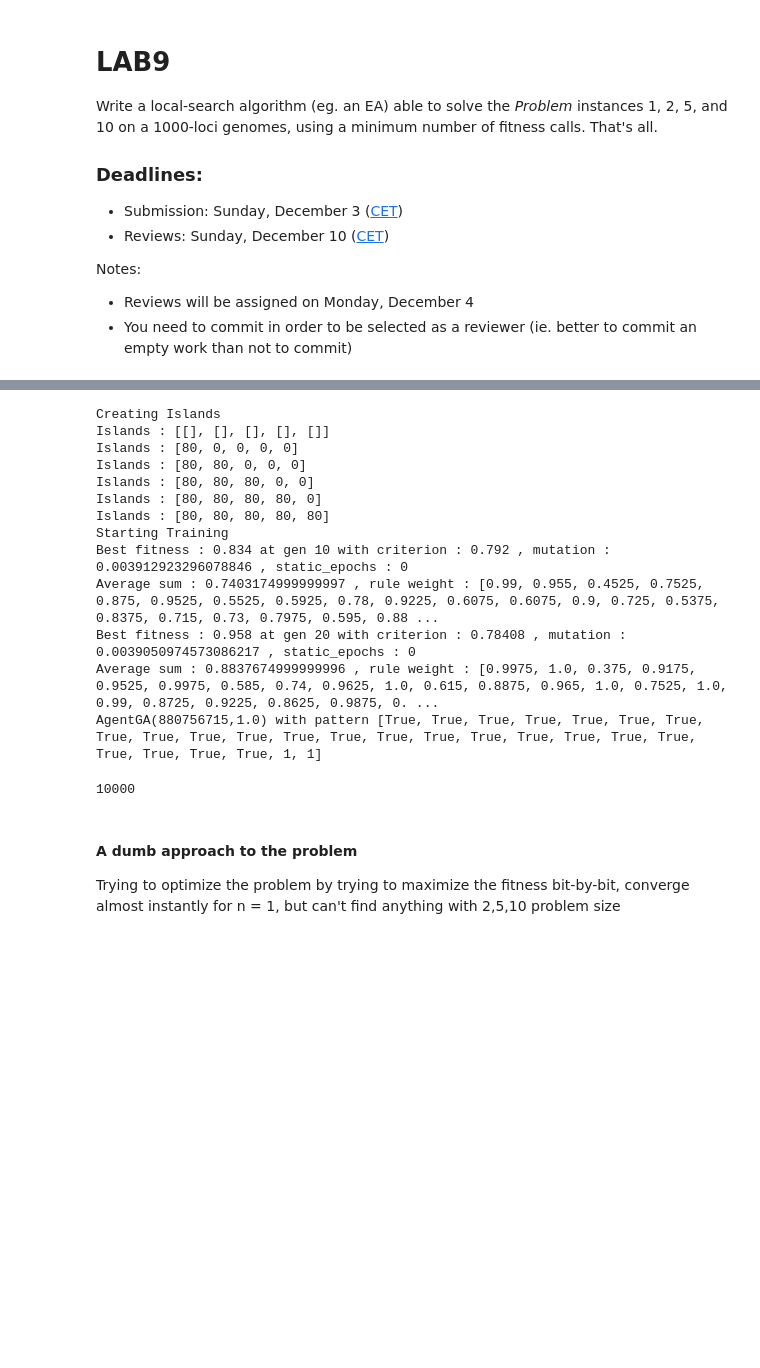
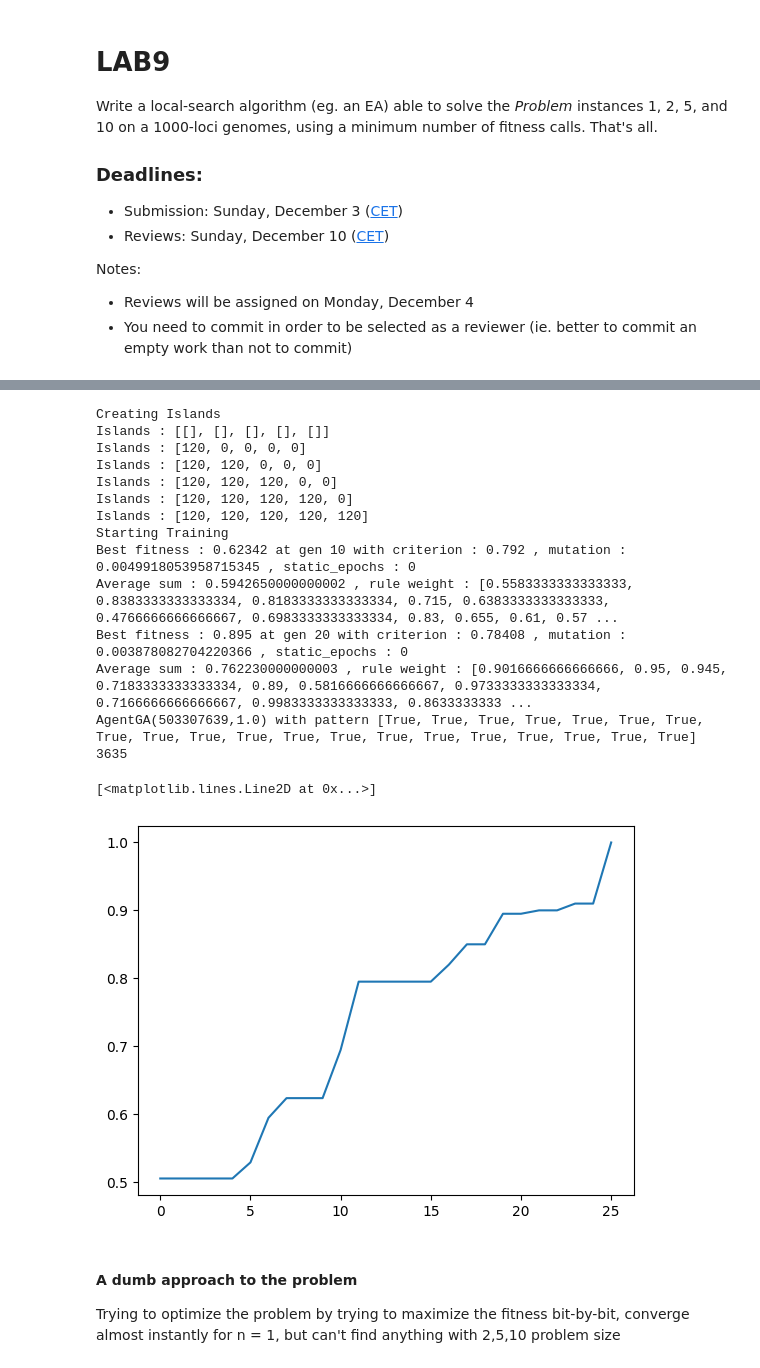
Before and after one commit to AChiabodo/compIntelligence, a Jupyter notebook: labs/lab3/lab3.ipynb, the cells around one changed output, grey strips where cells are left out. Saved outputs shown, nothing was run; the diff lists cells and outputs as text; code cells hidden in the pictures; blank space fills up the shorter version.

```diff
--- a/labs/lab3/lab3.ipynb
+++ b/labs/lab3/lab3.ipynb
@@ -38,8 +36,8 @@ class Agent():
     class Crossover(Enum):
         RANDOM = 1
         MULTI_CUT = 2
-        SCRAMBLE = 3
-        CYCLE = 4
+        ONE_CUT = 3
+        PARTIAL = 4
 
     class AgentType(Enum):
         BINARY = 1
@@ -50,6 +48,7 @@ class Agent():
         self.mutation_rate = mutation_rate
         self._id = random.randint(0, 1000000000)
         self._fitness = None
+        self._hash = None
         pass
 
     def set_mutation_rate(self, mutation_rate : float) -> None:
@@ -57,6 +56,9 @@ class Agent():
 
     def set_genome(self, genome) -> None:
         self.genome = genome
+
+    def set_fitness(self, fitness) -> None:
+        self._fitness = fitness
 
     def compute_fitness(self,fitness_function) -> None:
         if self.genome is None:
@@ -79,6 +81,14 @@ class Agent():
             self.compute_fitness()
         return self._fitness
 
+    @property
+    def hash(self):
+        if self.genome is None:
+            ValueError("Genome is not set")
+        if self._hash is None:
+            self._hash = hash(tuple(self.genome))
+        return self._hash
+
     def load_agent(self, path):
         with open(path, 'rb') as f:
             self.genome = pickle.load(f)
@@ -284,20 +301,10 @@ def calculate_entropy(agent_list): #TODO rewrite
     entropy = -sum(p * math.log2(p) if p > 0 else 0 for p in probabilities)
 
     return entropy
-# %%
-def average_rule(agent_list : list):
-    # Calcola la media delle regole di tutti gli agenti
-    total_agents = len(agent_list)
-    total_rules = len(agent_list[0].genome)
-    average = [0 for _ in range(total_rules)]
-
-    for agent in agent_list:
-        for i in range(total_rules):
-            average[i] += agent.genome[i]
-
-    average = [x / total_agents for x in average]
-
-    return average
+# %%
+class TrainingTypes(Enum):
+    EVOLUTIONARY_STRATEGY = 1
+    TOURNAMENT = 2
 # %%
 class AgentIslandsTraining():
 
@@ -463,24 +494,27 @@ class AgentIslandsTraining():
 # %%
-fitness = lab3_lib.make_problem(1)
-trainer = AgentIslandsTraining(400,fitness,k=1000,islands_number=5,agent_type=Agent.AgentType.PATTERN)
-best_agent = trainer.train(5000)
+fitness = lab3_lib.make_problem(10)
+trainer = AgentIslandsTraining(pop_size=600,problem=fitness,k=1000,islands_number=5,agent_type=Agent.AgentType.PATTERN)
+best_agent , fitnesses = trainer.train(1000,training_type=TrainingTypes.EVOLUTIONARY_STRATEGY,lam=100,mating_pool_size=50,tournament_size=4)
 print(best_agent)
-fitness.calls
+print(fitness.calls)
+plt.plot(fitnesses)
 # %% [output]
 Creating Islands
 Islands : [[], [], [], [], []]
-Islands : [80, 0, 0, 0, 0]
-Islands : [80, 80, 0, 0, 0]
-Islands : [80, 80, 80, 0, 0]
-Islands : [80, 80, 80, 80, 0]
-Islands : [80, 80, 80, 80, 80]
+Islands : [120, 0, 0, 0, 0]
+Islands : [120, 120, 0, 0, 0]
+Islands : [120, 120, 120, 0, 0]
+Islands : [120, 120, 120, 120, 0]
+Islands : [120, 120, 120, 120, 120]
 Starting Training
-Best fitness : 0.834 at gen 10 with criterion : 0.792 , mutation : 0.003912923296078846 , static_epochs : 0
-Average sum : 0.7403174999999997 , rule weight : [0.99, 0.955, 0.4525, 0.7525, 0.875, 0.9525, 0.5525, 0.5925, 0.78, 0.9225, 0.6075, 0.6075, 0.9, 0.725, 0.5375, 0.8375, 0.715, 0.73, 0.7975, 0.595, 0.88 ...
-Best fitness : 0.958 at gen 20 with criterion : 0.78408 , mutation : 0.0039050974573086217 , static_epochs : 0
-Average sum : 0.8837674999999996 , rule weight : [0.9975, 1.0, 0.375, 0.9175, 0.9525, 0.9975, 0.585, 0.74, 0.9625, 1.0, 0.615, 0.8875, 0.965, 1.0, 0.7525, 1.0, 0.99, 0.8725, 0.9225, 0.8625, 0.9875, 0. ...
-AgentGA(880756715,1.0) with pattern [True, True, True, True, True, True, True, True, True, True, True, True, True, True, True, True, True, True, True, True, True, True, True, True, 1, 1]
+Best fitness : 0.62342 at gen 10 with criterion : 0.792 , mutation : 0.0049918053958715345 , static_epochs : 0
+Average sum : 0.5942650000000002 , rule weight : [0.5583333333333333, 0.8383333333333334, 0.8183333333333334, 0.715, 0.6383333333333333, 0.4766666666666667, 0.6983333333333334, 0.83, 0.655, 0.61, 0.57 ...
+Best fitness : 0.895 at gen 20 with criterion : 0.78408 , mutation : 0.003878082704220366 , static_epochs : 0
+Average sum : 0.762230000000003 , rule weight : [0.9016666666666666, 0.95, 0.945, 0.7183333333333334, 0.89, 0.5816666666666667, 0.9733333333333334, 0.7166666666666667, 0.9983333333333333, 0.8633333333 ...
+AgentGA(503307639,1.0) with pattern [True, True, True, True, True, True, True, True, True, True, True, True, True, True, True, True, True, True, True, True]
+3635
-10000
+[<matplotlib.lines.Line2D at 0x...>]
+[figure, added]
 # %% [markdown]
 #### A dumb approach to the problem
 Trying to optimize the problem by trying to maximize the fitness bit-by-bit, converge almost instantly for n = 1, but can't find anything with 2,5,10 problem size
```
Also changed, not shown: parts of 12 cells of this notebook.
